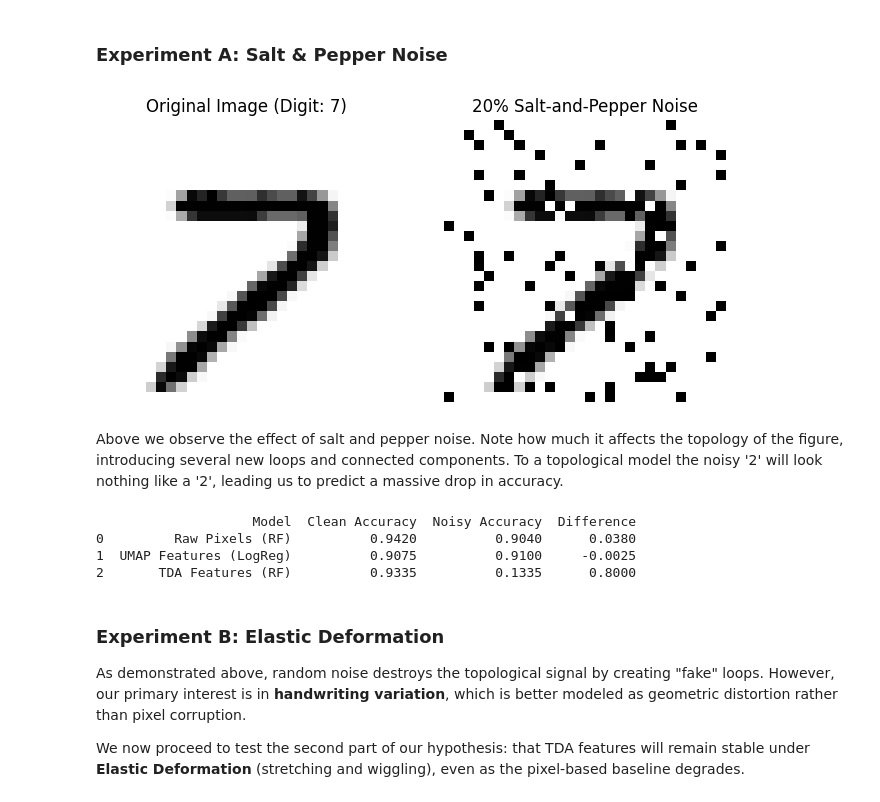
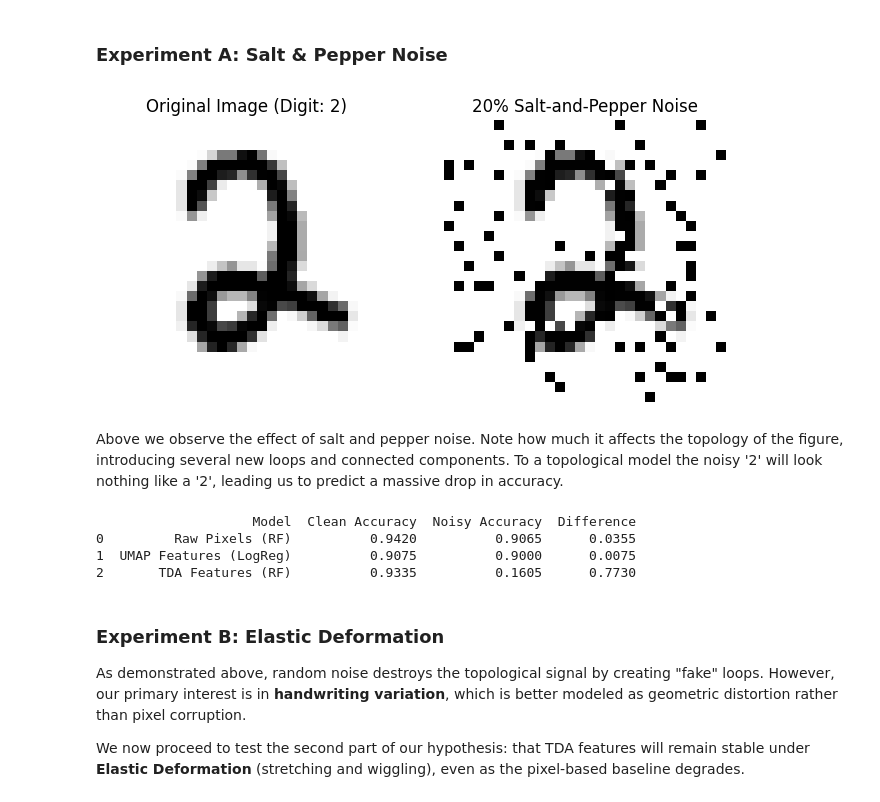
Before and after one commit to marcosorseli/mnist-geometric-topological-analysis, a Jupyter notebook: MNIST_Geometric_Topological_Analysis.ipynb, the cells around one changed output. Drawn from its saved outputs; the diff is of its cells as text; code cells hidden in the pictures.

```diff
--- a/MNIST_Geometric_Topological_Analysis.ipynb
+++ b/MNIST_Geometric_Topological_Analysis.ipynb
@@ -183,7 +183,7 @@ indexes = np.flatnonzero(y_pred_pixel_lr != y_test)
 fig, axis = plt.subplots(ncols=2,nrows=2,figsize=(6,6))
 # 'axes.flat' gives you a 1D iterator: [ax(0,0), ax(0,1), ax(1,0), ax(1,1)]
 # 'zip' pairs each axis with one of your indexes
-for ax, index in zip(axis.flat, indexes[0:4]):
+for ax, index in zip(axis.flat, indexes[4:9]):
     img = X_test[index].reshape(28, 28)
     ax.imshow(img, cmap='gray_r')
     ax.set_title(f"True Label: '{y_test[index]}'\n Predicted Label: '{y_pred_pixel_lr[index]}'")
@@ -565,35 +565,36 @@ def inject_salt_and_pepper_noise(X, noise_level=0.2):
         # 1. Select random indices for 'salt' (max value)
         salt_indices = np.random.choice(n_features, size=num_noise_pixels // 2, replace=False)
         X_noisy[i, salt_indices] = 255.0  # Assuming 0-255 scale
 
         # 2. Select random indices for 'pepper' (min value)
         pepper_indices = np.random.choice(n_features, size=num_noise_pixels // 2, replace=False)
         X_noisy[i, pepper_indices] = 0.0
 
     return X_noisy
 
-image_index = 13 # Pick an arbitrary sample
 
+indexes = np.flatnonzero(y_test == '2')
+image_index = indexes[11] # Pick an arbitrary sample
 clean_image = X_test_28[image_index]
 
 # Create the noisy dataset
 X_test_noisy_pixels = inject_salt_and_pepper_noise(X_test)
 
 # Reshape the corresponding noisy image for plotting
 noisy_image = X_test_noisy_pixels[image_index].reshape(28, 28)
 
 fig, axes = plt.subplots(1, 2, figsize=(8, 4))
 axes[0].imshow(clean_image, cmap='gray_r')
 axes[0].set_title(f"Original Image (Digit: {y_test[image_index]})")
 axes[0].axis('off')
 
 axes[1].imshow(noisy_image, cmap='gray_r')
 axes[1].set_title("20% Salt-and-Pepper Noise")
 axes[1].axis('off')
 
 plt.show()
 # %% [output]
-[figure, old version]
+[figure, new version]
 # %% [markdown]
 Above we observe the effect of salt and pepper noise. Note how much it affects the topology of the figure, introducing several new loops and connected components. To a topological model the noisy '2' will look nothing like a '2', leading us to predict a massive drop in accuracy.
 # %%
@@ -617,9 +618,9 @@ robustness_results = pd.DataFrame({
 print(robustness_results)
 # %% [output]
                     Model  Clean Accuracy  Noisy Accuracy  Difference
-0         Raw Pixels (RF)          0.9420          0.9040      0.0380
-1  UMAP Features (LogReg)          0.9075          0.9100     -0.0025
-2       TDA Features (RF)          0.9335          0.1335      0.8000
+0         Raw Pixels (RF)          0.9420          0.9065      0.0355
+1  UMAP Features (LogReg)          0.9075          0.9000      0.0075
+2       TDA Features (RF)          0.9335          0.1605      0.7730
 # %% [markdown]
 ### Experiment B: Elastic Deformation
 As demonstrated above, random noise destroys the topological signal by creating "fake" loops. However, our primary interest is in **handwriting variation**, which is better modeled as geometric distortion rather than pixel corruption.
```
Also changed, not shown: parts of 10 cells of this notebook, 2 other files.
